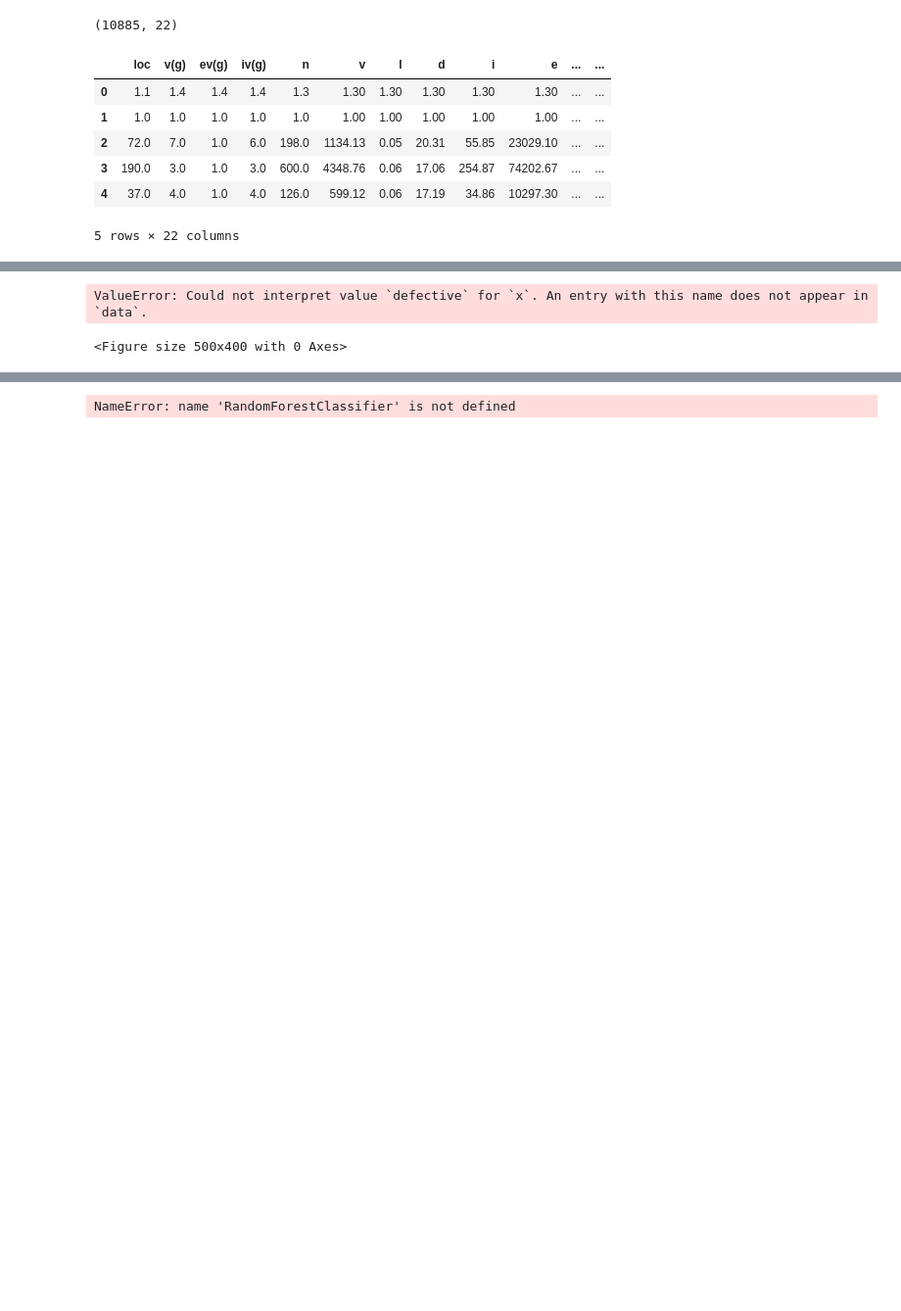
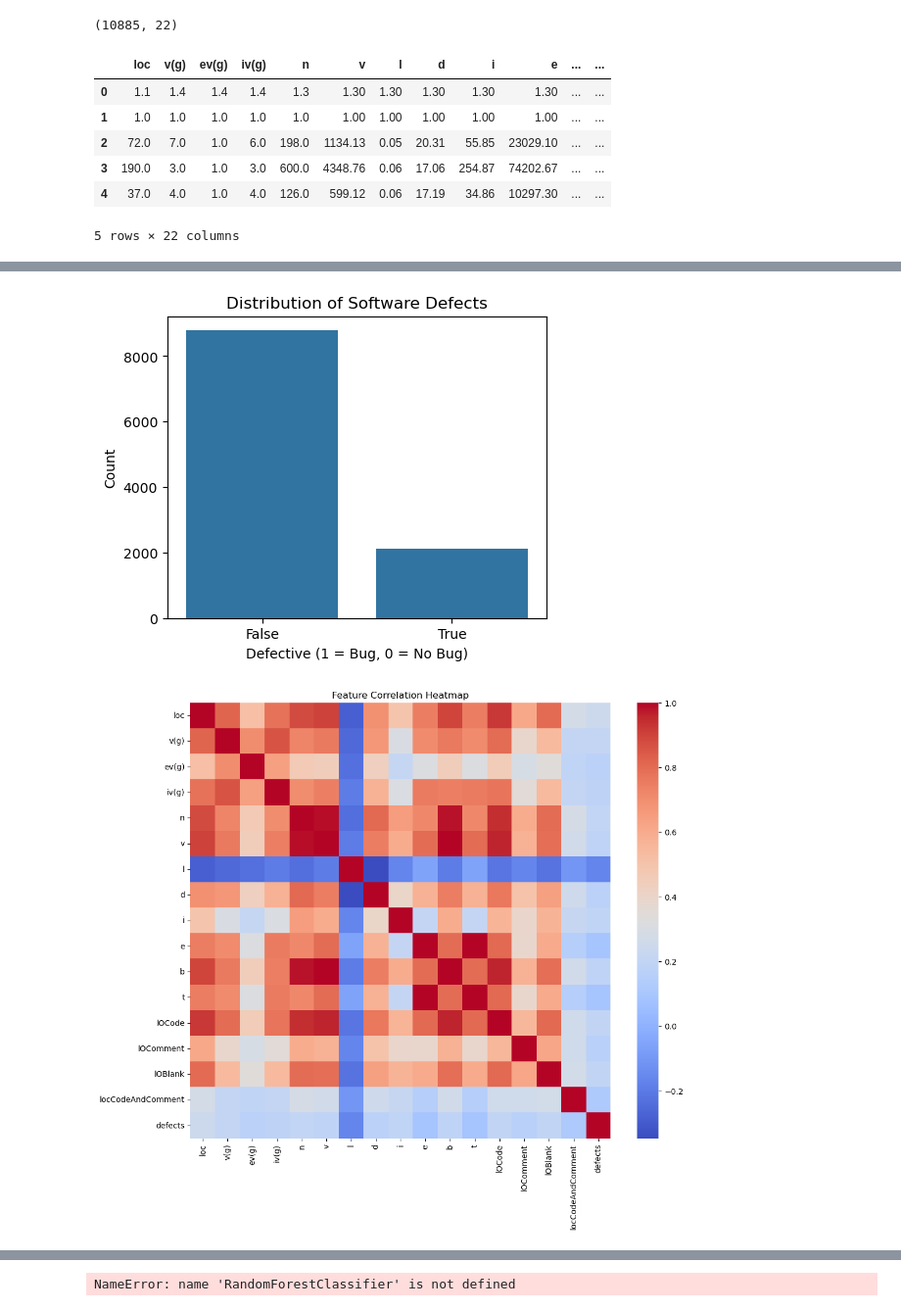
Before and after one commit to alroshdi92/software-defect-prediction-MLproject, a Jupyter notebook: Software Defect Prediction.ipynb, the cells around one changed output, grey strips where cells are left out. Shown at 98% size. Drawn from its saved outputs; the diff is of its cells as text; code cells hidden in the pictures; blank space fills up the shorter version.

```diff
--- a/Software Defect Prediction.ipynb
+++ b/Software Defect Prediction.ipynb
@@ -49,12 +53,17 @@ dtype: int64
 # %%
-plt.figure(figsize=(5,4))
-sns.countplot(x='defective', data=df)
+
+plt.figure(figsize=(5, 4))
+sns.countplot(x='defects', data=df)
+plt.title("Distribution of Software Defects")
+plt.xlabel("Defective (1 = Bug, 0 = No Bug)")
+plt.ylabel("Count")
 plt.show()
 
-plt.figure(figsize=(12,10))
-sns.heatmap(df.corr(), cmap='coolwarm')
+plt.figure(figsize=(12, 10))
+sns.heatmap(df.corr(numeric_only=True), cmap='coolwarm', annot=False)
+plt.title("Feature Correlation Heatmap")
 plt.show()
 # %% [output]
-ValueError: Could not interpret value `defective` for `x`. An entry with this name does not appear in `data`.
-<Figure size 500x400 with 0 Axes>
+[figure, added]
+[figure, added]
 # %%
```
Also changed, not shown: parts of 6 cells of this notebook.
